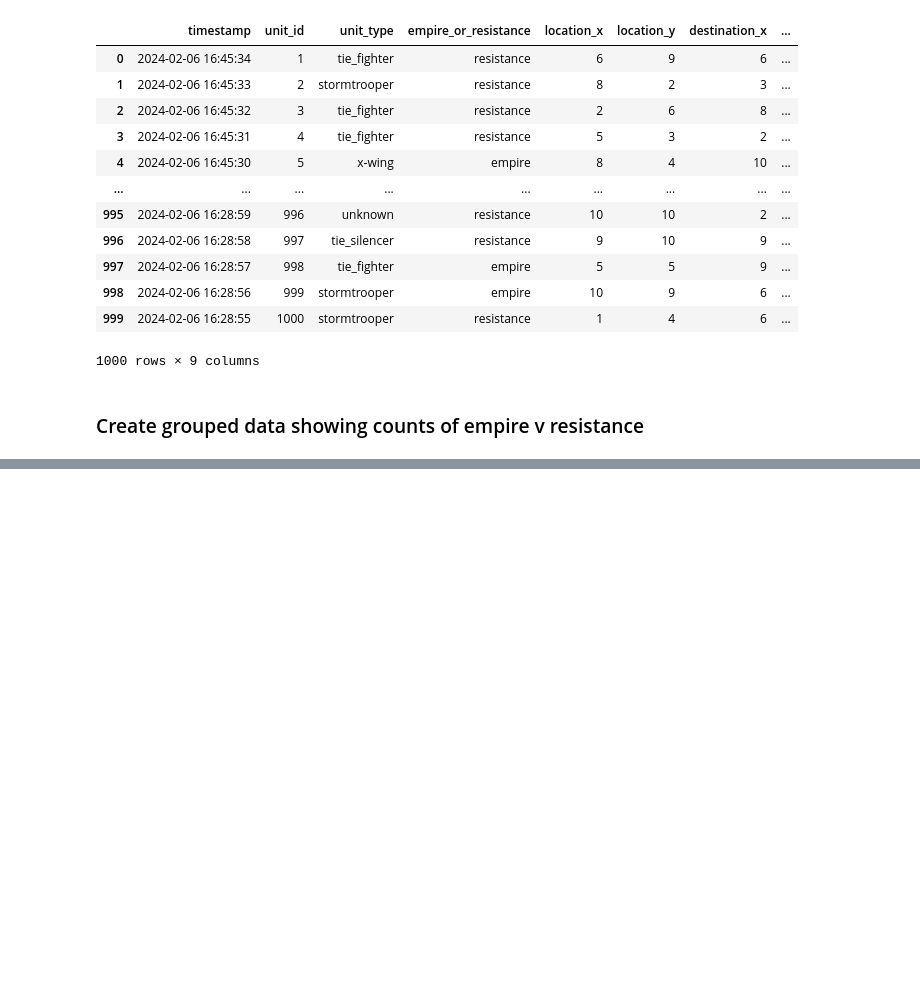
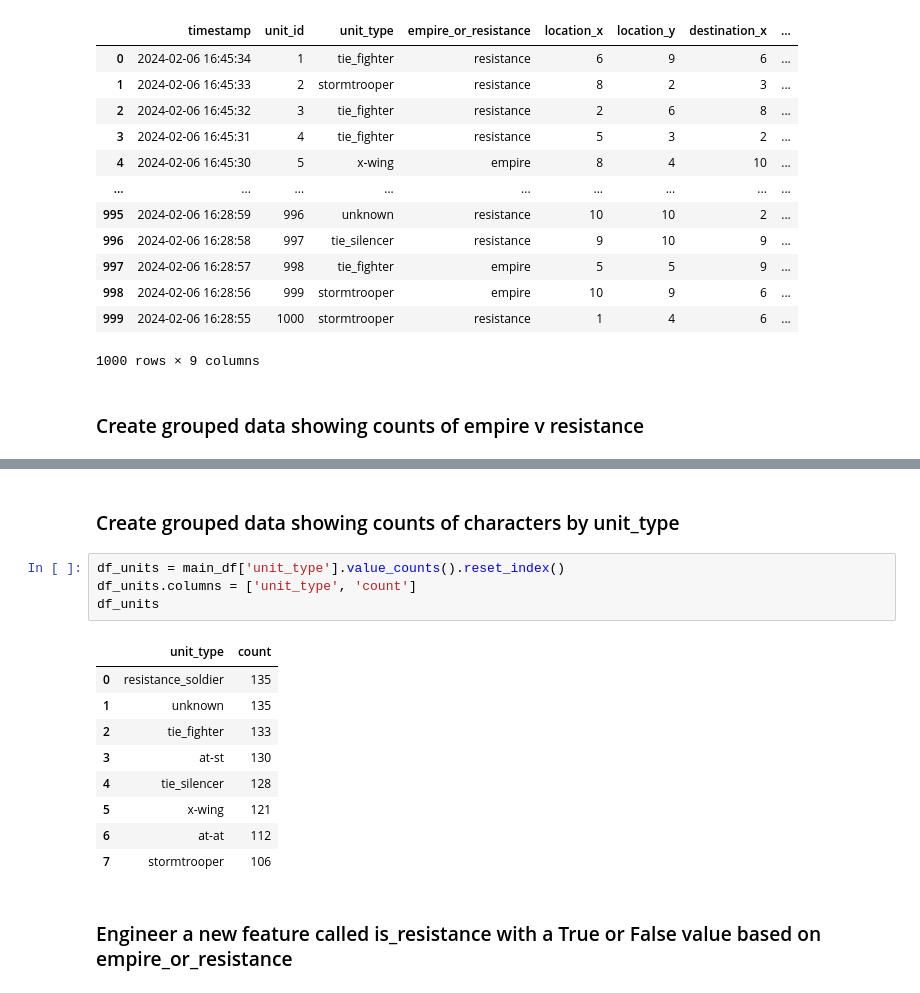
Before and after one commit to oloughlinc/star-wars-data-science, a Jupyter notebook: prediction_model.ipynb, the cells around one changed output, grey strips where cells are left out. Saved outputs shown, nothing was run; the diff lists cells and outputs as text; blank space fills up the shorter version.

```diff
--- a/prediction_model.ipynb
+++ b/prediction_model.ipynb
@@ -25,0 +58,18 @@ main_df
+# %% [markdown]
+### Create grouped data showing counts of characters by unit_type
+# %%
+df_units = main_df['unit_type'].value_counts().reset_index()
+df_units.columns = ['unit_type', 'count']
+df_units
+# %% [output]
+|  | unit_type | count |
+| 0 | resistance_soldier | 135 |
+| 1 | unknown | 135 |
+| 2 | tie_fighter | 133 |
+| 3 | at-st | 130 |
+| 4 | tie_silencer | 128 |
+| 5 | x-wing | 121 |
+| 6 | at-at | 112 |
+| 7 | stormtrooper | 106 |
+# %% [markdown]
+### Engineer a new feature called is_resistance with a True or False value based on empire_or_resistance
```
Also changed, not shown: parts of 12 cells of this notebook, 1 other file.
